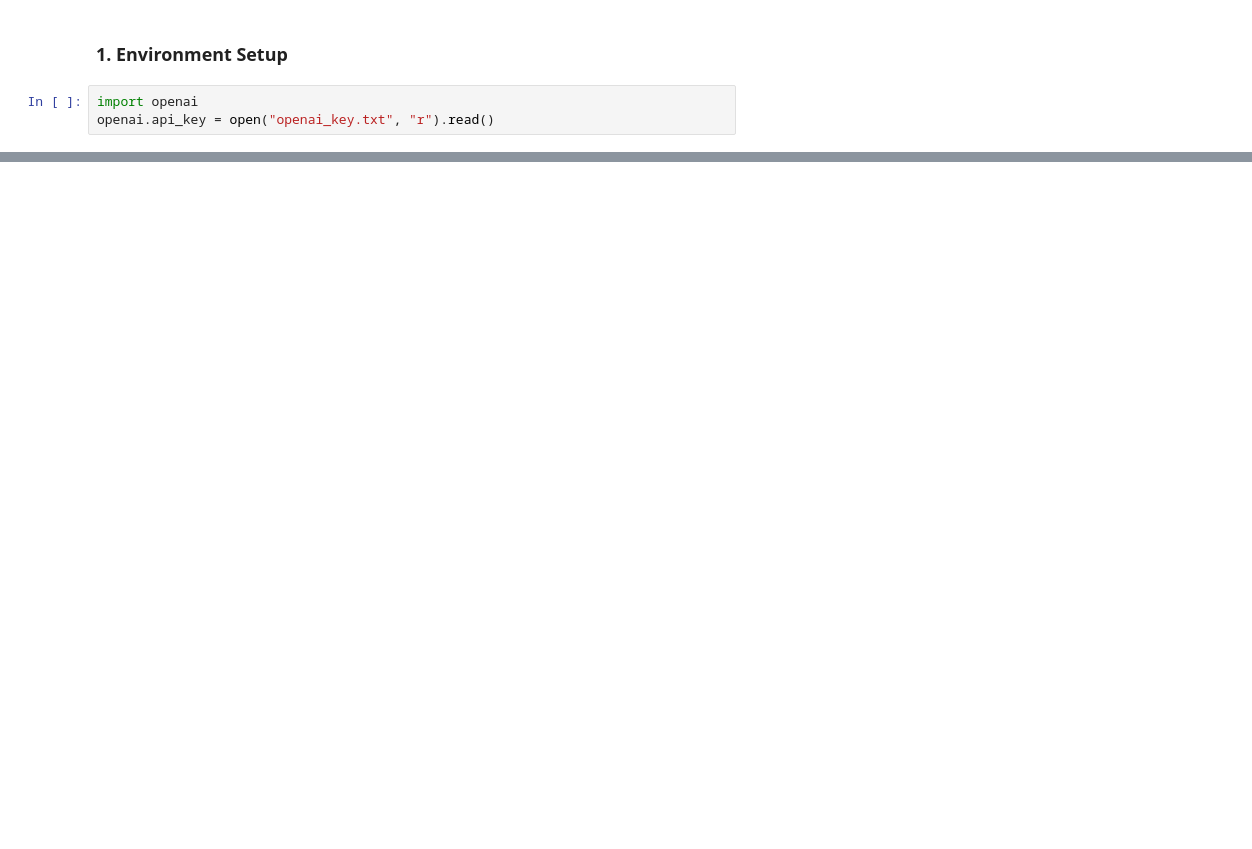
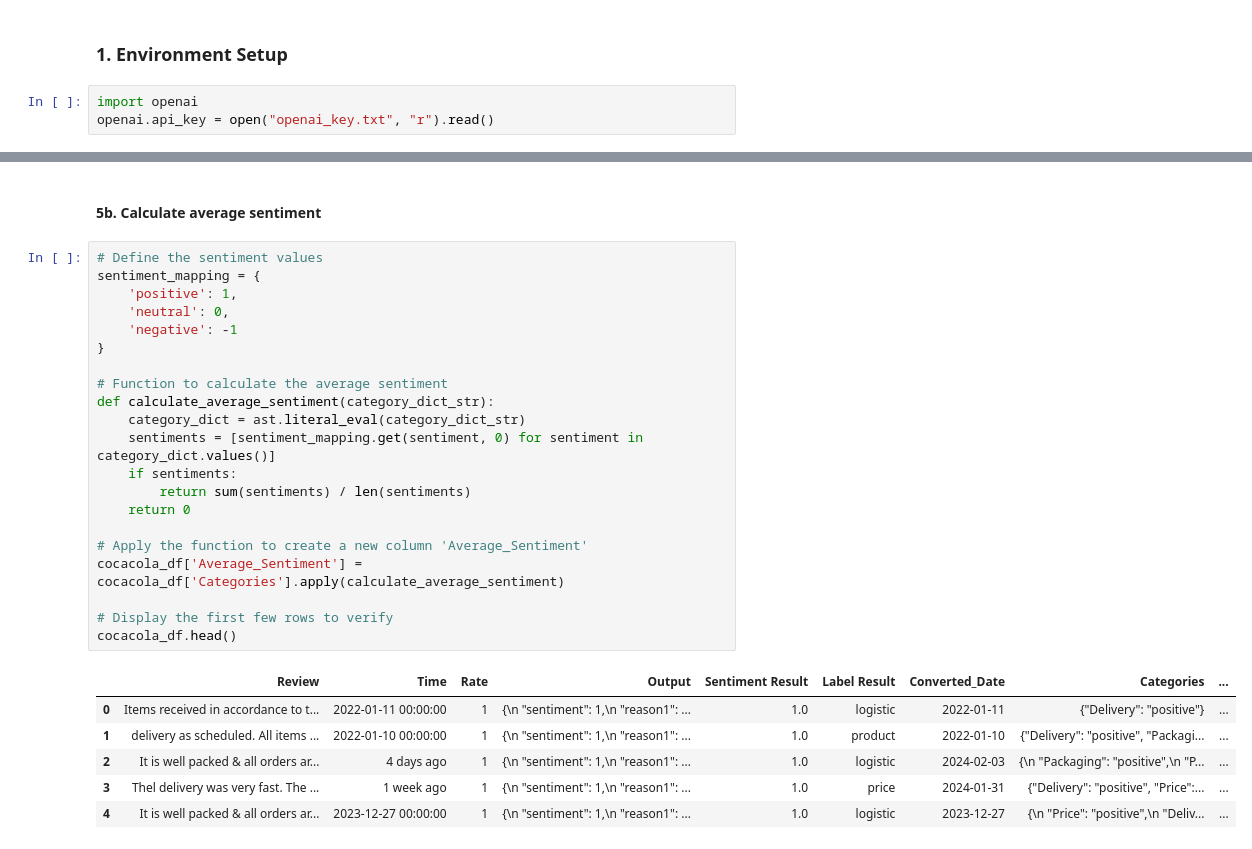
Before and after one commit to JHoeLee/LLMxDF, a Jupyter notebook: GPT_explore.ipynb, the cells around one changed output, grey strips where cells are left out. Saved outputs shown, nothing was run; the diff lists cells and outputs as text; blank space fills up the shorter version.

```diff
--- a/GPT_explore.ipynb
+++ b/GPT_explore.ipynb
@@ -26,0 +123,30 @@ completion.choices[0].message.content
+# %% [markdown]
+#### 5b. Calculate average sentiment
+# %%
+# Define the sentiment values
+sentiment_mapping = {
+    'positive': 1,
+    'neutral': 0,
+    'negative': -1
+}
+
+# Function to calculate the average sentiment
+def calculate_average_sentiment(category_dict_str):
+    category_dict = ast.literal_eval(category_dict_str)
+    sentiments = [sentiment_mapping.get(sentiment, 0) for sentiment in category_dict.values()]
+    if sentiments:
+        return sum(sentiments) / len(sentiments)
+    return 0
+
+# Apply the function to create a new column 'Average_Sentiment'
+cocacola_df['Average_Sentiment'] = cocacola_df['Categories'].apply(calculate_average_sentiment)
+
+# Display the first few rows to verify
+cocacola_df.head()
+# %% [output]
+|  | Review | Time | Rate | Output | Sentiment Result | Label Result | Converted_Date | Categories | ... |
+| 0 | Items received in accordance to t... | 2022-01-11 00:00:00 | 1 | {\n "sentiment": 1,\n "reason1": ... | 1.0 | logistic | 2022-01-11 | {"Delivery": "positive"} | ... |
+| 1 | delivery as scheduled. All items ... | 2022-01-10 00:00:00 | 1 | {\n "sentiment": 1,\n "reason1": ... | 1.0 | product | 2022-01-10 | {"Delivery": "positive", "Packagi... | ... |
+| 2 | It is well packed & all orders ar... | 4 days ago | 1 | {\n "sentiment": 1,\n "reason1": ... | 1.0 | logistic | 2024-02-03 | {\n "Packaging": "positive",\n "P... | ... |
+| 3 | Thel delivery was very fast. The ... | 1 week ago | 1 | {\n "sentiment": 1,\n "reason1": ... | 1.0 | price | 2024-01-31 | {"Delivery": "positive", "Price":... | ... |
+| 4 | It is well packed & all orders ar... | 2023-12-27 00:00:00 | 1 | {\n "sentiment": 1,\n "reason1": ... | 1.0 | logistic | 2023-12-27 | {\n "Price": "positive",\n "Deliv... | ... |
```
Also changed, not shown: parts of 19 cells of this notebook, 1 other file.
